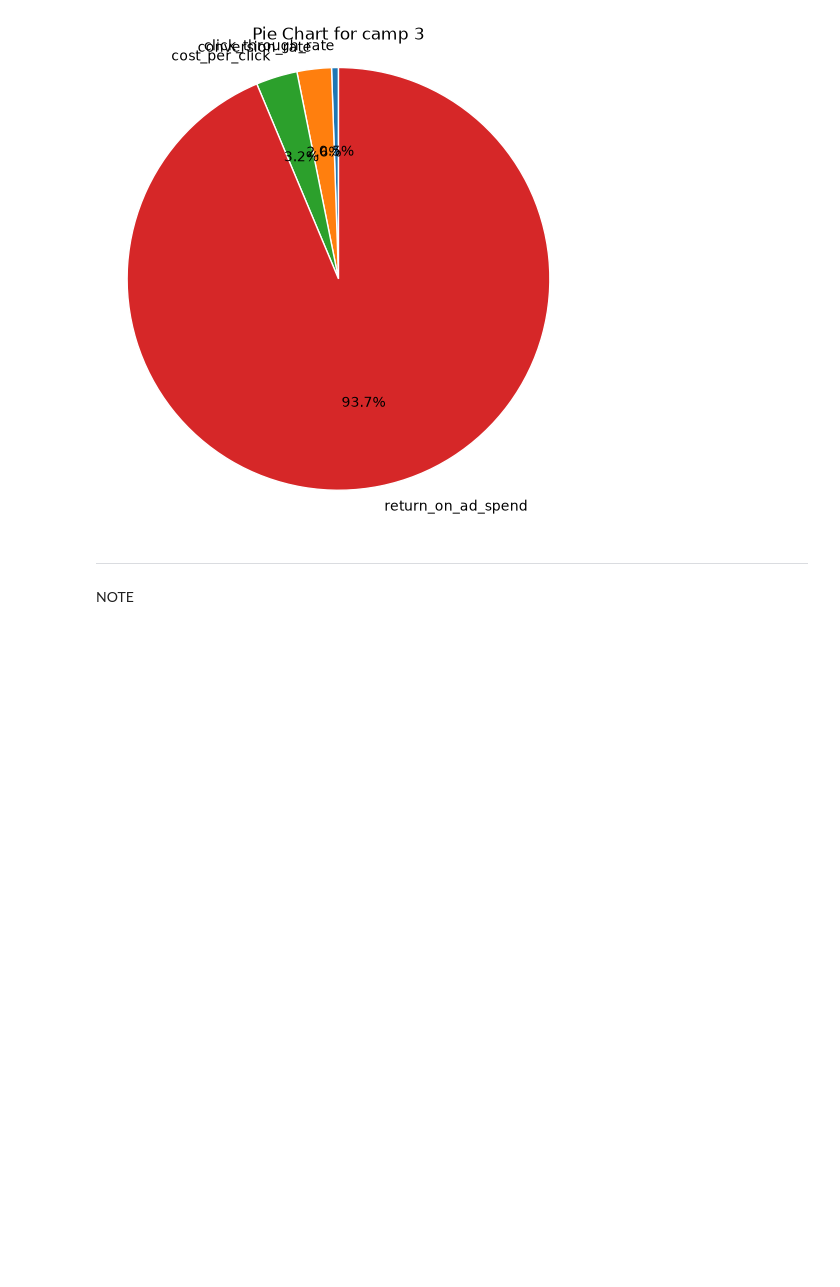
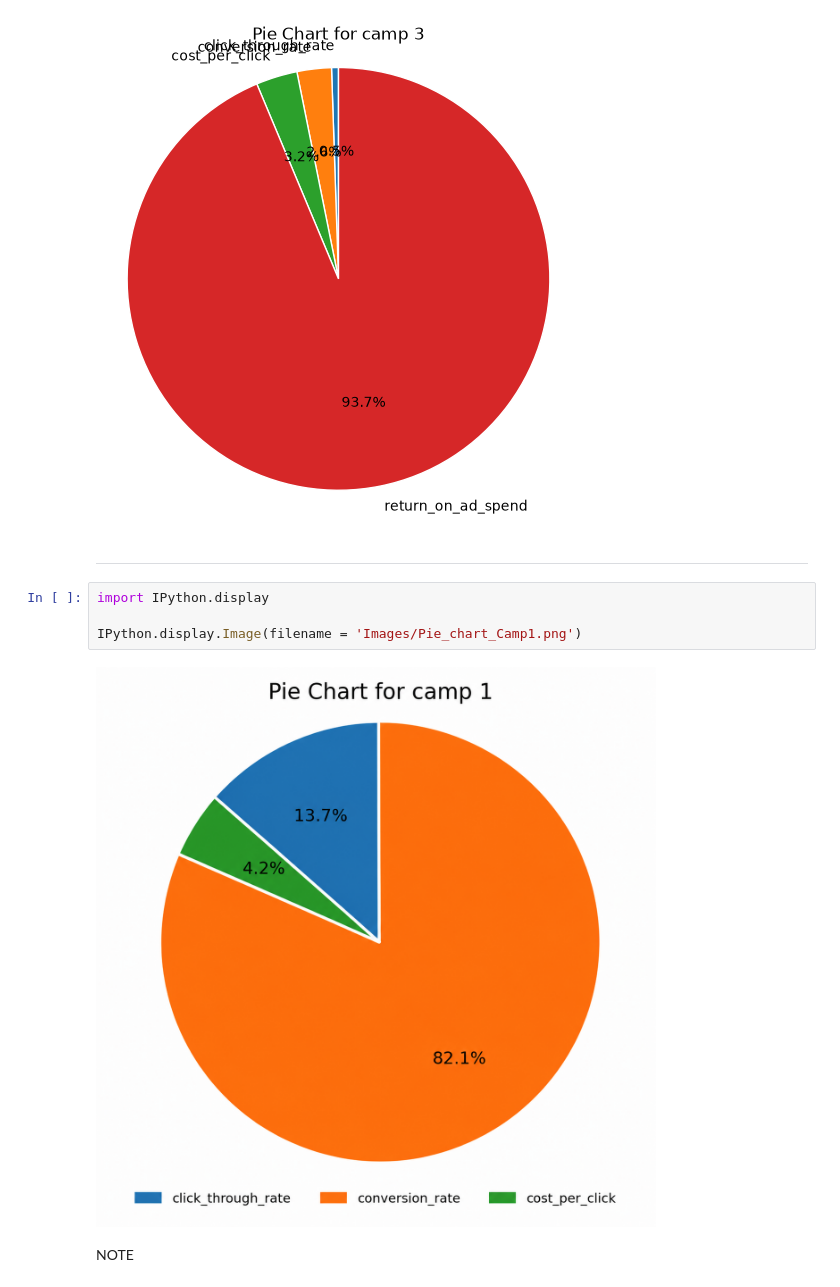
Before and after one commit to Oliver-code26/Digital-Marketing, a Jupyter notebook: jupyter_notebooks/Notebook_Template.ipynb, the cells around one changed output. Cells and saved outputs as stored; diff of their text form; blank space fills up the shorter version.

Commit message:
complete-image

```diff
--- a/jupyter_notebooks/Notebook_Template.ipynb
+++ b/jupyter_notebooks/Notebook_Template.ipynb
@@ -137,6 +137,12 @@ for campaign in campaign_summary.index:
 [figure]
 # %% [markdown]
 ---
+# %%
+import IPython.display
+
+IPython.display.Image(filename = 'Images/Pie_chart_Camp1.png')
+# %% [output]
+[figure, added]
 # %% [markdown]
 NOTE
 # %% [markdown]
```
